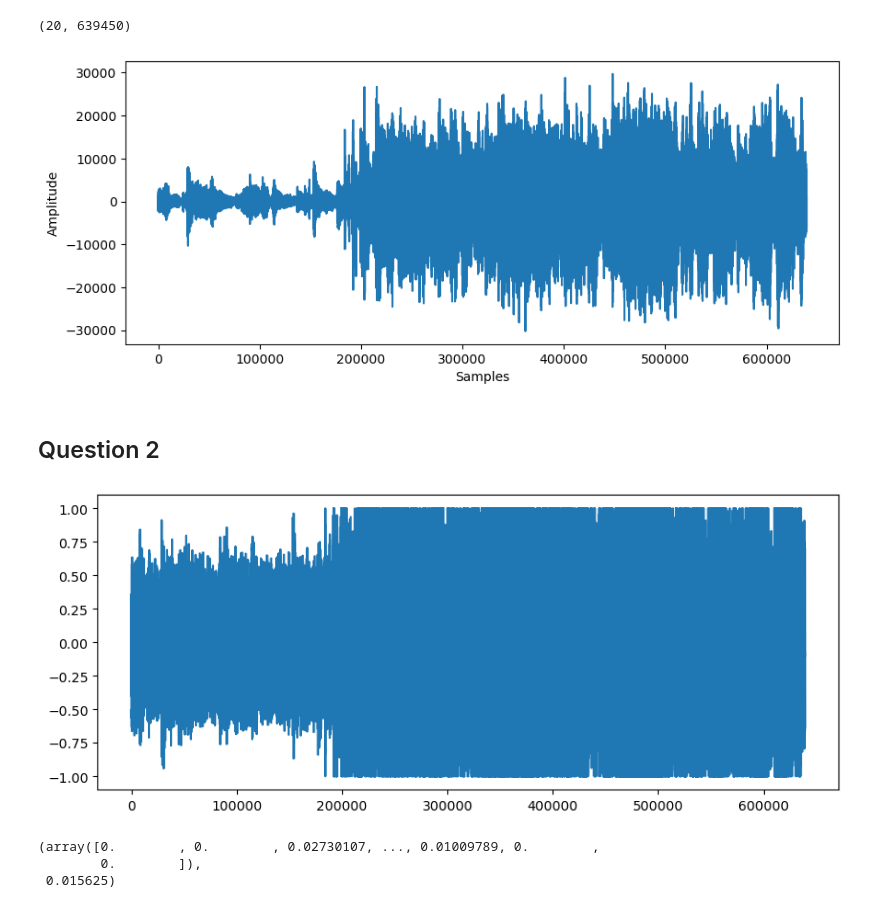
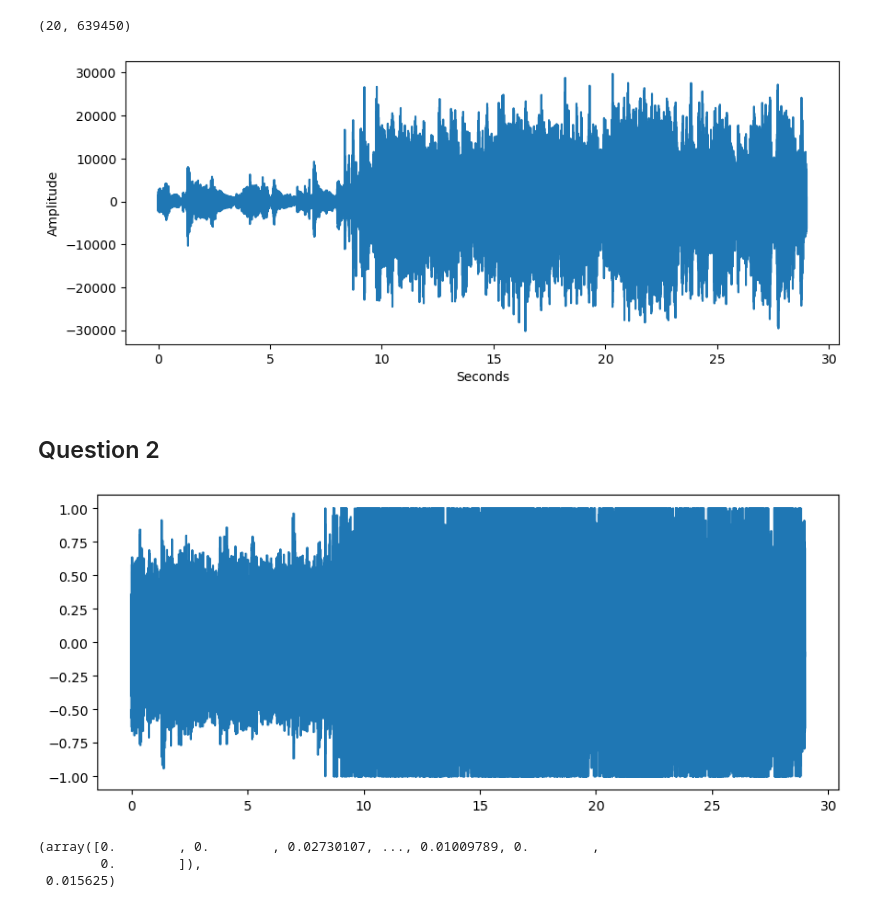
Before and after one commit to MarcoPelazza/CMRM, a Jupyter notebook: Homework1.ipynb, the cells around one changed output. Saved outputs shown, nothing was run; the diff lists cells and outputs as text; code cells hidden in the pictures.

```diff
--- a/Homework1.ipynb
+++ b/Homework1.ipynb
@@ -60,13 +59,14 @@ print(np.shape(audio_test))
 (20, 639450)
 # %%
 # Plot the first wav in the train set
+time_axis = np.arange(len(audio_train[1]))/Fs #create the time axis
 plt.figure(figsize = (10, 4))
-plt.plot(range(n_samples), audio_train[0])
-plt.xlabel('Samples')
+plt.plot(time_axis, audio_train[0])
+plt.xlabel('Seconds')
 plt.ylabel('Amplitude')
 plt.show()
 # %% [output]
-[figure, old version]
+[figure, new version]
 # %% [markdown]
 ## Question 2
 # %%
@@ -77,10 +79,10 @@ pre_audio_test = scaler.fit_transform(audio_test)
 # %%
 # Plot the first wav in the train set after preprocessing
 plt.figure(figsize = (10,4))
-plt.plot(range(n_samples), pre_audio_train[0])
+plt.plot(time_axis, pre_audio_train[0])
 plt.show()
 # %% [output]
-[figure, old version]
+[figure, new version]
 # %%
 # Compute local average
 def compute_local_average(x, M):
```
Also changed, not shown: parts of 10 cells of this notebook.
